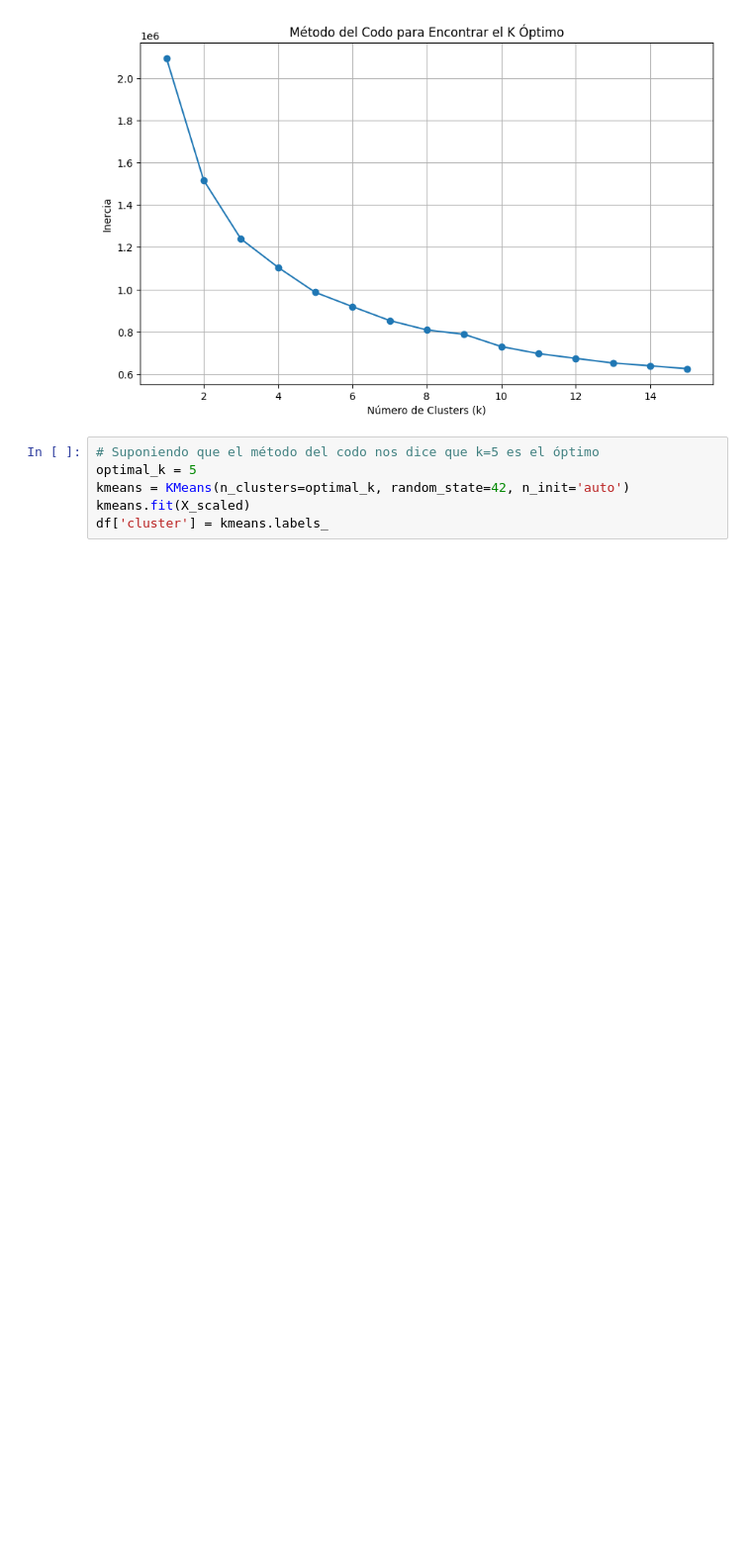
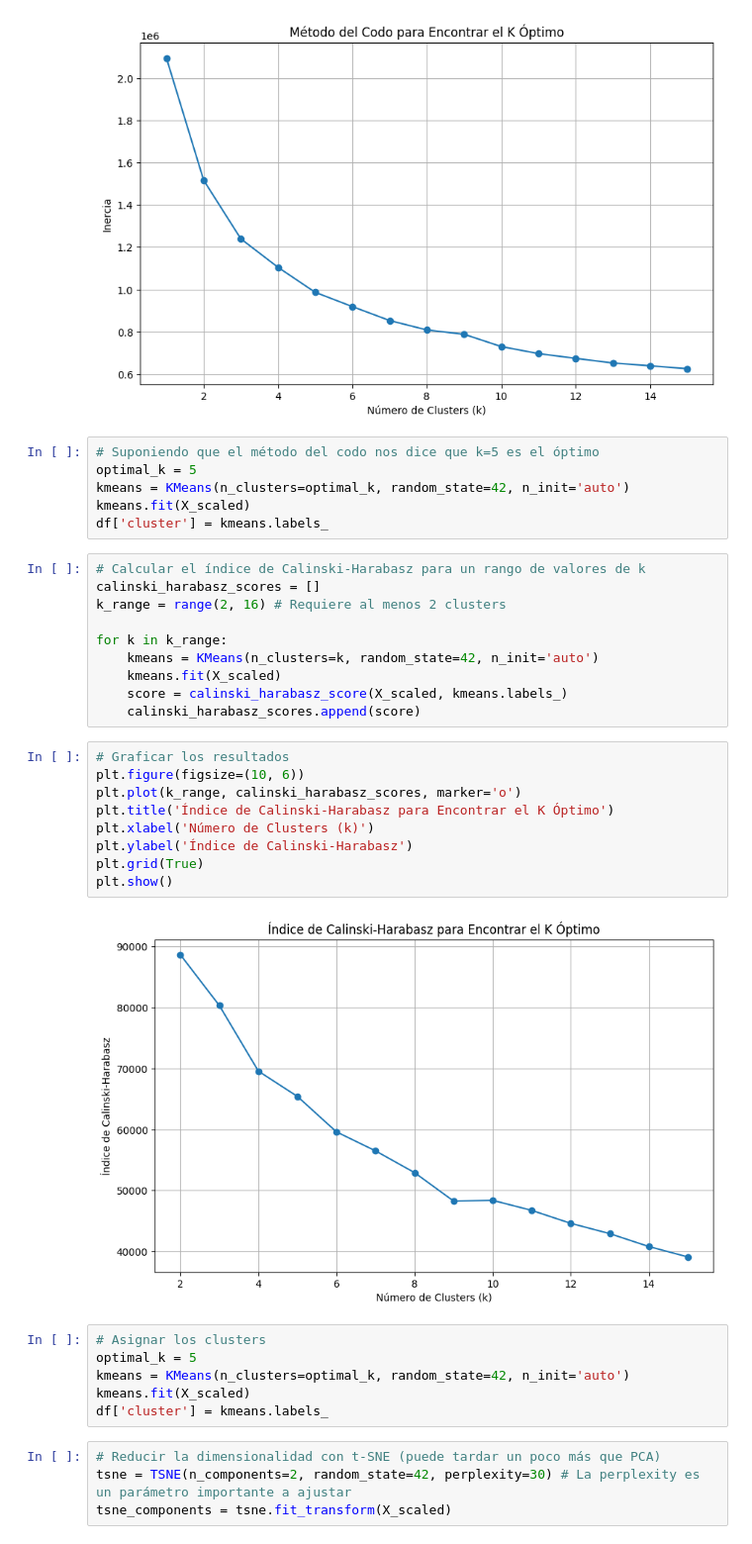
Before and after one commit to Alejo8808/aprendizajenosuper, a Jupyter notebook: Spotify.ipynb, the cells around one changed output. Shown at 99% size. Cells and saved outputs as stored; diff of their text form; blank space fills up the shorter version.

```diff
--- a/Spotify.ipynb
+++ b/Spotify.ipynb
@@ -128,3 +129,34 @@ optimal_k = 5
 kmeans = KMeans(n_clusters=optimal_k, random_state=42, n_init='auto')
 kmeans.fit(X_scaled)
 df['cluster'] = kmeans.labels_
+# %%
+# Calcular el índice de Calinski-Harabasz para un rango de valores de k
+calinski_harabasz_scores = []
+k_range = range(2, 16) # Requiere al menos 2 clusters
+
+for k in k_range:
+    kmeans = KMeans(n_clusters=k, random_state=42, n_init='auto')
+    kmeans.fit(X_scaled)
+    score = calinski_harabasz_score(X_scaled, kmeans.labels_)
+    calinski_harabasz_scores.append(score)
+# %%
+# Graficar los resultados
+plt.figure(figsize=(10, 6))
+plt.plot(k_range, calinski_harabasz_scores, marker='o')
+plt.title('Índice de Calinski-Harabasz para Encontrar el K Óptimo')
+plt.xlabel('Número de Clusters (k)')
+plt.ylabel('Índice de Calinski-Harabasz')
+plt.grid(True)
+plt.show()
+# %% [output]
+[figure, added]
+# %%
+# Asignar los clusters
+optimal_k = 5
+kmeans = KMeans(n_clusters=optimal_k, random_state=42, n_init='auto')
+kmeans.fit(X_scaled)
+df['cluster'] = kmeans.labels_
+# %%
+# Reducir la dimensionalidad con t-SNE (puede tardar un poco más que PCA)
+tsne = TSNE(n_components=2, random_state=42, perplexity=30) # La perplexity es un parámetro importante a ajustar
+tsne_components = tsne.fit_transform(X_scaled)
```
Also changed, not shown: parts of 1 cell of this notebook.
